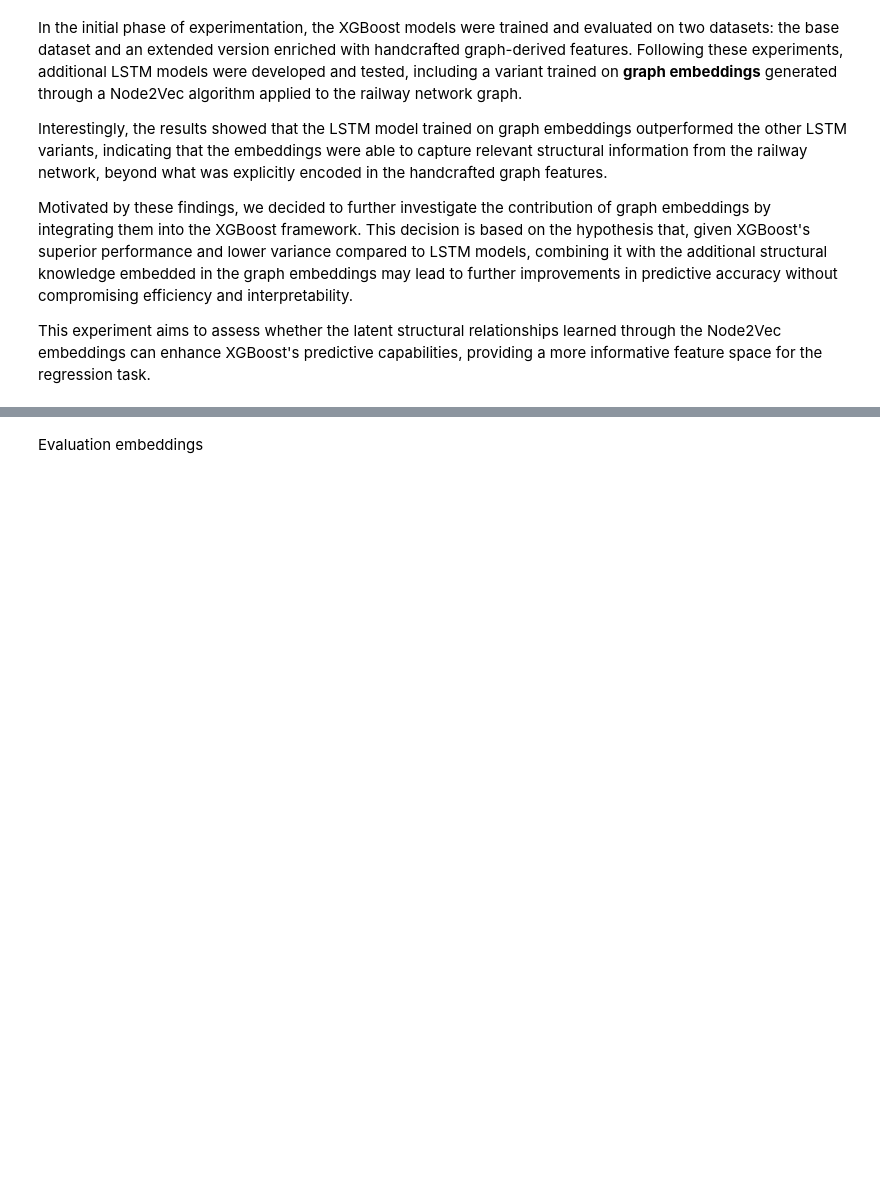
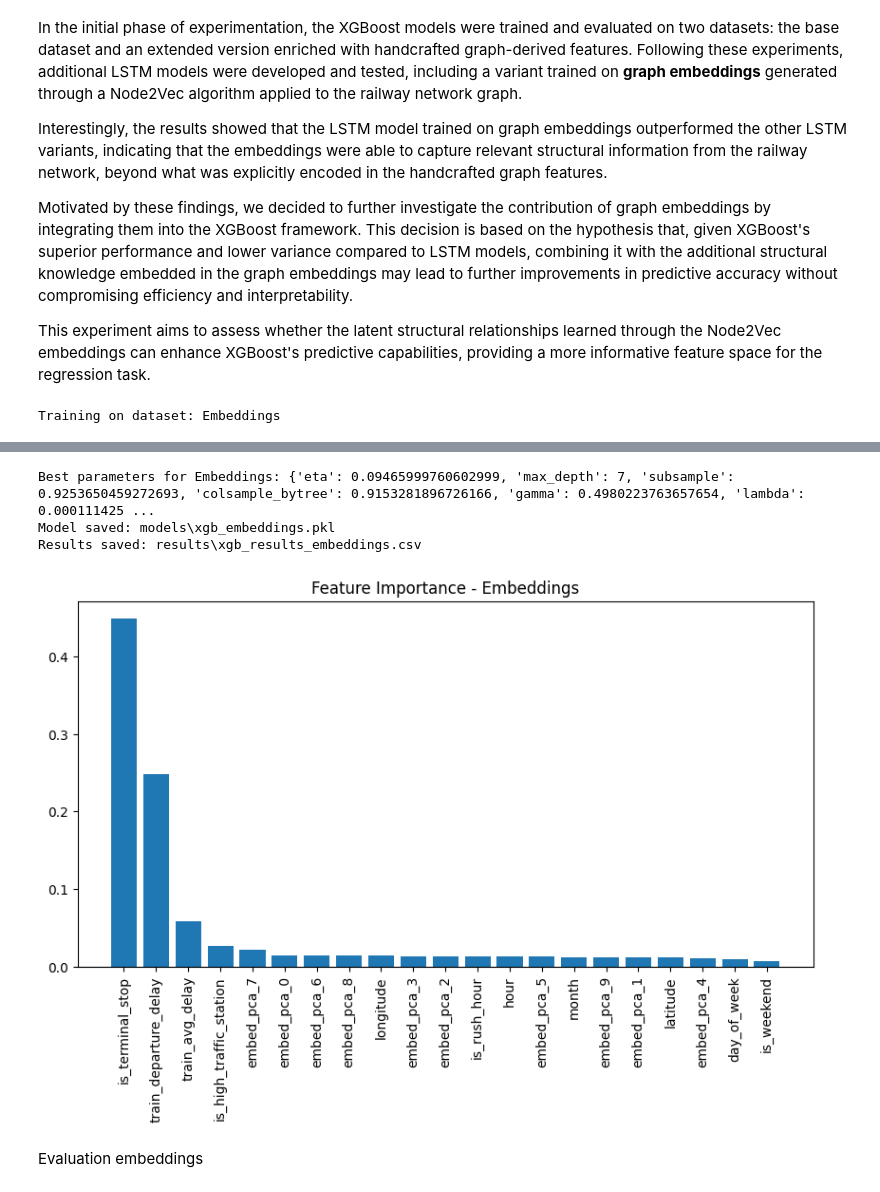
Before and after one commit to npinto97/graph-enhanced-train-delay-prediction, a Jupyter notebook: 4_2_xgboost.ipynb, the cells around one changed output, grey strips where cells are left out. Saved outputs shown, nothing was run; the diff lists cells and outputs as text; code cells hidden in the pictures; blank space fills up the shorter version.

```diff
--- a/4_2_xgboost.ipynb
+++ b/4_2_xgboost.ipynb
@@ -30,6 +30,8 @@ MODELS_PATH.mkdir(parents=True, exist_ok=True)
 # %%
 def train_xgboost(dataset_name, df):
     print(f"Training on dataset: {dataset_name}")
+
+    results = {}
 
     target_col = "stop_arrival_delay"
     df = df.sort_values(by=["month", "day_of_week", "hour"])    # Important the order for time series cross-validation
@@ -93,6 +95,11 @@ def train_xgboost(dataset_name, df):
     )
     best_model.fit(X_scaled, y, eval_set=[(X_scaled, y)], verbose=False)
 
+    final_preds = best_model.predict(X_scaled)
+    final_rmse = np.sqrt(mean_squared_error(y, final_preds))
+    final_mae = mean_absolute_error(y, final_preds)
+    final_r2 = r2_score(y, final_preds)
+
     model_filename = MODELS_PATH / f"xgb_{dataset_name.lower()}.pkl"
     results_filename = RESULTS_PATH / f"xgb_results_{dataset_name.lower()}.csv"
 
@@ -293,5 +261,8 @@ PROCESSED_PATH = Path("data/processed")
 MODELS_PATH = Path("models")
 RESULTS_PATH = Path("results")
 # %%
-df = pd.read_parquet(PROCESSED_PATH / "train_data_fe.parquet")
-df.head()
+dataset_name = "Embeddings"
+df = pd.read_parquet(PROCESSED_PATH / "final_data_embeddings.parquet")
+train_xgboost(dataset_name, df)
+# %% [output]
+Training on dataset: Embeddings
@@ -297,0 +286,4 @@ df.head()
+Best parameters for Embeddings: {'eta': 0.09465999760602999, 'max_depth': 7, 'subsample': 0.9253650459272693, 'colsample_bytree': 0.9153281896726166, 'gamma': 0.4980223763657654, 'lambda': 0.000111425 ...
+Model saved: models\xgb_embeddings.pkl
+Results saved: results\xgb_results_embeddings.csv
+[figure, added]
```
Also changed, not shown: parts of 22 cells of this notebook, 5 other files.
